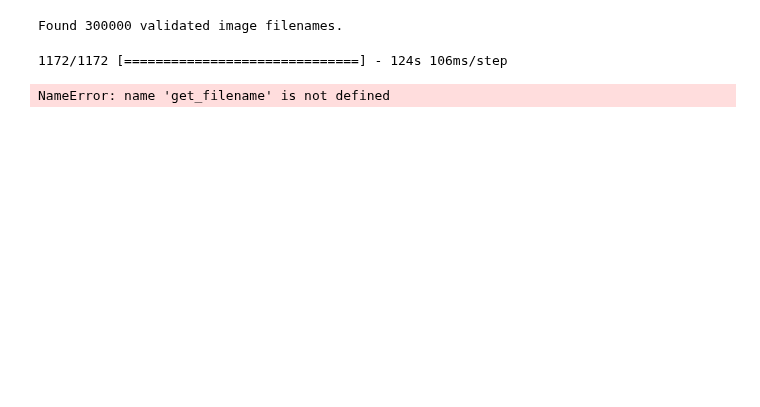
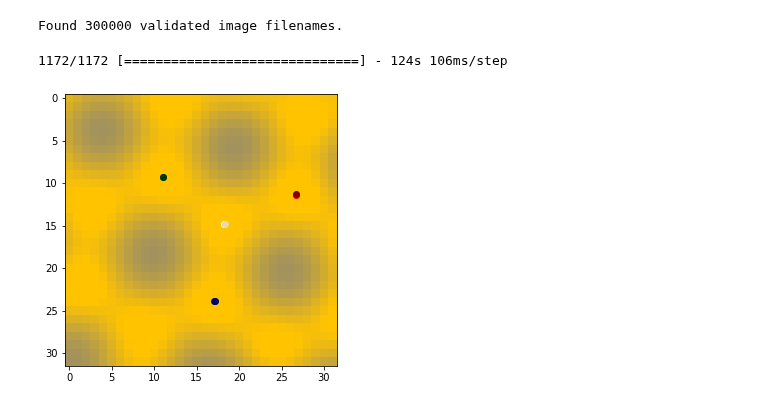
Before and after one commit to DanielMGlazer/HexogonalMLProject, a Jupyter notebook: Image predictions.ipynb, the cells around one changed output. Saved outputs shown, nothing was run; the diff lists cells and outputs as text; code cells hidden in the pictures; blank space fills up the shorter version.

```diff
--- a/Image predictions.ipynb
+++ b/Image predictions.ipynb
@@ -125,35 +125,36 @@ def get_filename(_bl,_offx,_offy,_a_s,_q,_r,_b,_angle):
 # %%
 #Loads in a single testing image and plots its prediction vs true labels
 model_name='run6_24_newdataset'
 test_dataset_dir ='\\Users\\danie\\Penn_State_REU_Jupyter\\Hexagon ML Project GitHub\\Training_set_6_23'
 prediction_dir=os.path.join("Training_Set_Predictions",model_name)
 dft = pd.read_csv(os.path.join(test_dataset_dir,"training_dataframe.csv"))
 dfp= pd.read_csv(os.path.join(prediction_dir,"predictions_dataframe.csv"))
 #get_filename params are the indicies for (bond length, offx, offy, atom size, q, r, b, anlge)
-im_filename=get_filename(3,0,4,1,0,2,0,3)
-print(im_filename)
-index=np.flatnonzero(dft['filename']==im_filename)[0]
+#im_filename=get_filename(3,0,4,1,0,2,0,3)
+#print(im_filename)
+#index=np.flatnonzero(dft['filename']==im_filename)[0]
+index=27742
 
 test_im=image.load_img(os.path.join(test_dataset_dir,dft['filename'][index]))
 test_im_arr=image.img_to_array(test_im)
 test_im_arr_batch=np.array([test_im_arr])
 label_names=['x_coord','y_coord','neighbor1x','neighbor1y','neighbor2x','neighbor2y','neighbor3x','neighbor3y']
 test_labels=dft[label_names].loc[index].to_numpy()
 prediction_labels=dfp[label_names].loc[index].to_numpy()
 
 center_atom_t,neighbors_t=split_label(test_labels)
 center_atom,neighbors=split_label(prediction_labels)
 
 prediction_plots_dir=os.path.join('Prediction_Plots',datetime.datetime.now().strftime("%m_%d"))
 
 fig = plt.figure(figsize = (5, 5))
 ax = plt.subplot(1,1,1)
 ax.imshow(test_im)
 plot_labels()
 plot_test_labels()
 #plt.savefig(os.path.join(prediction_plots_dir,"train_image_"+str(index)+"_"+model_name))
 # %% [output]
-NameError: name 'get_filename' is not defined
+[figure, added]
 # %%
 #Calculates the error between the predictions and labels for a given model on a dataset. Plots histograms of the error and saves the results
 model_name='run6_24_newdataset'
```
Also changed, not shown: parts of 3 cells of this notebook, 43 other files.
